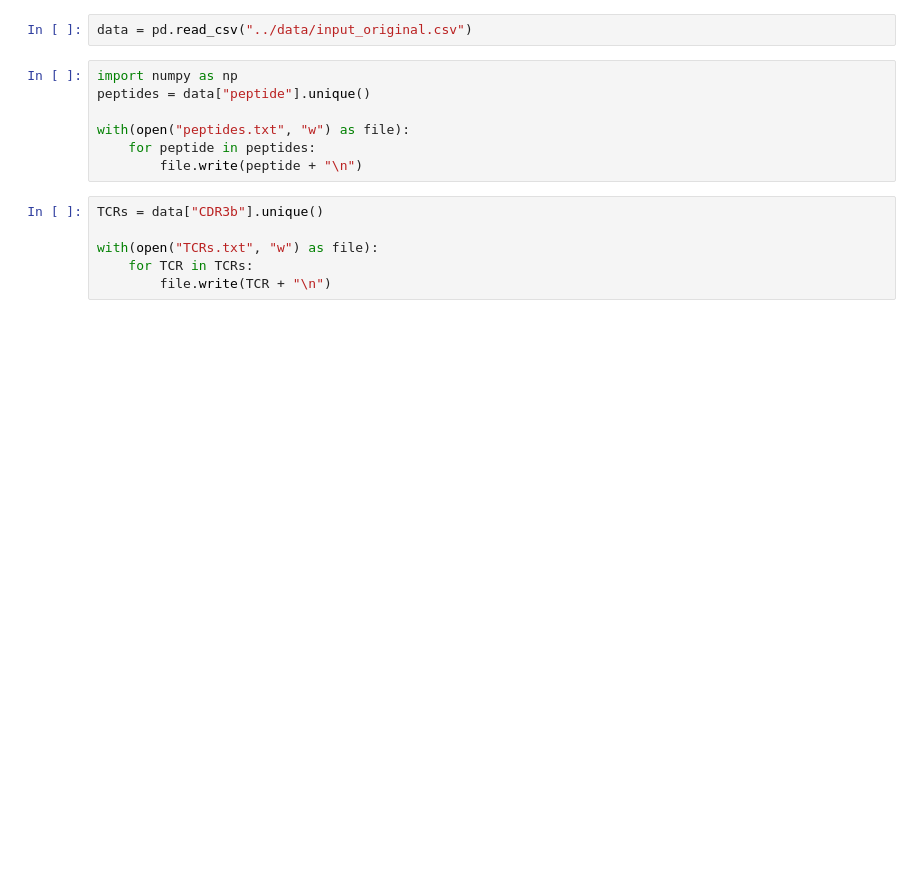
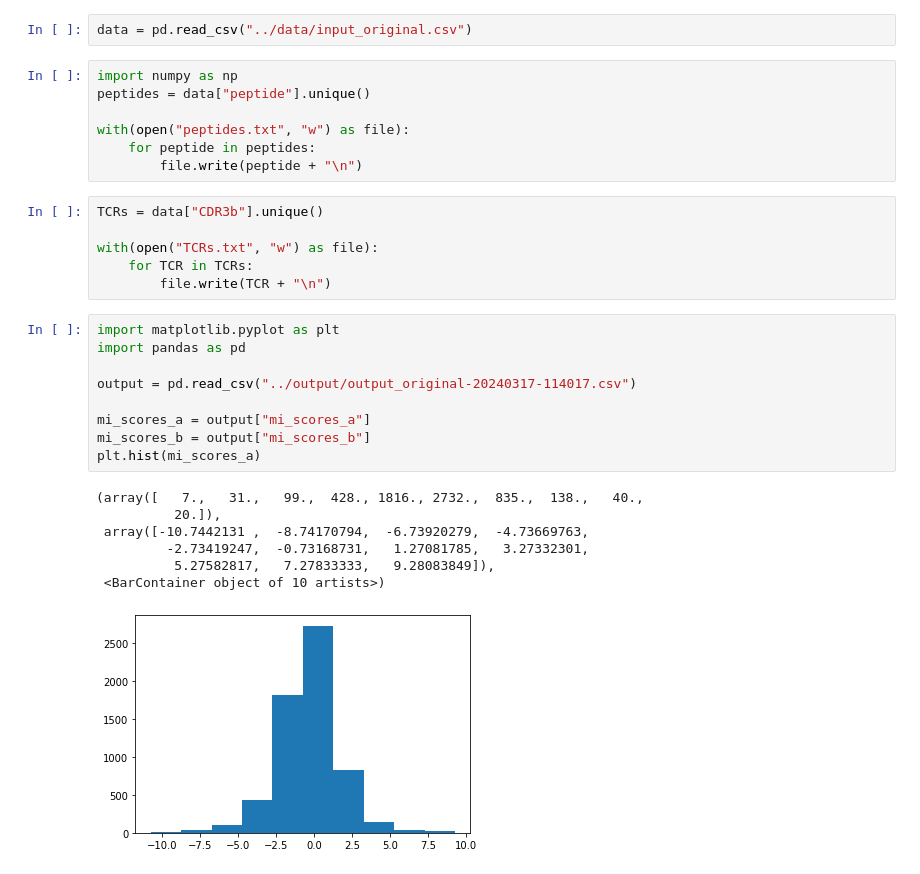
Before and after one commit to alienmist325/TULIP-TCR, a Jupyter notebook: analysis/distribution.ipynb, the cells around one changed output. Saved outputs shown, nothing was run; the diff lists cells and outputs as text; blank space fills up the shorter version.

Commit message:
Run and analyse mi_score results

```diff
--- a/analysis/distribution.ipynb
+++ b/analysis/distribution.ipynb
@@ -111,3 +111,20 @@ TCRs = data["CDR3b"].unique()
 with(open("TCRs.txt", "w") as file):
     for TCR in TCRs:
         file.write(TCR + "\n")
+# %%
+import matplotlib.pyplot as plt
+import pandas as pd
+
+output = pd.read_csv("../output/output_original-20240317-114017.csv")
+
+mi_scores_a = output["mi_scores_a"]
+mi_scores_b = output["mi_scores_b"]
+plt.hist(mi_scores_a)
+# %% [output]
+(array([   7.,   31.,   99.,  428., 1816., 2732.,  835.,  138.,   40.,
+          20.]),
+ array([-10.7442131 ,  -8.74170794,  -6.73920279,  -4.73669763,
+         -2.73419247,  -0.73168731,   1.27081785,   3.27332301,
+          5.27582817,   7.27833333,   9.28083849]),
+ <BarContainer object of 10 artists>)
+[figure, added]
```
Also changed, not shown: parts of 17 cells of this notebook, 2 other files.
